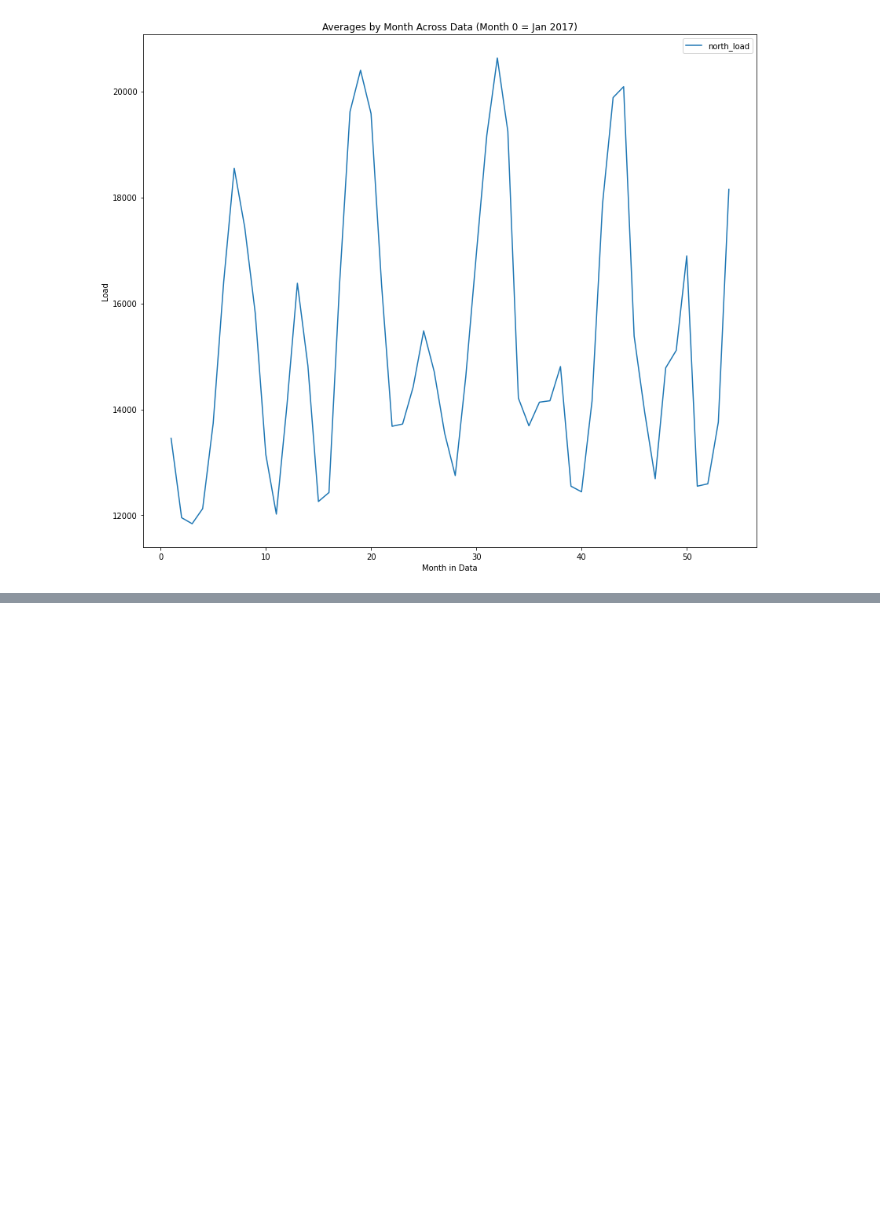
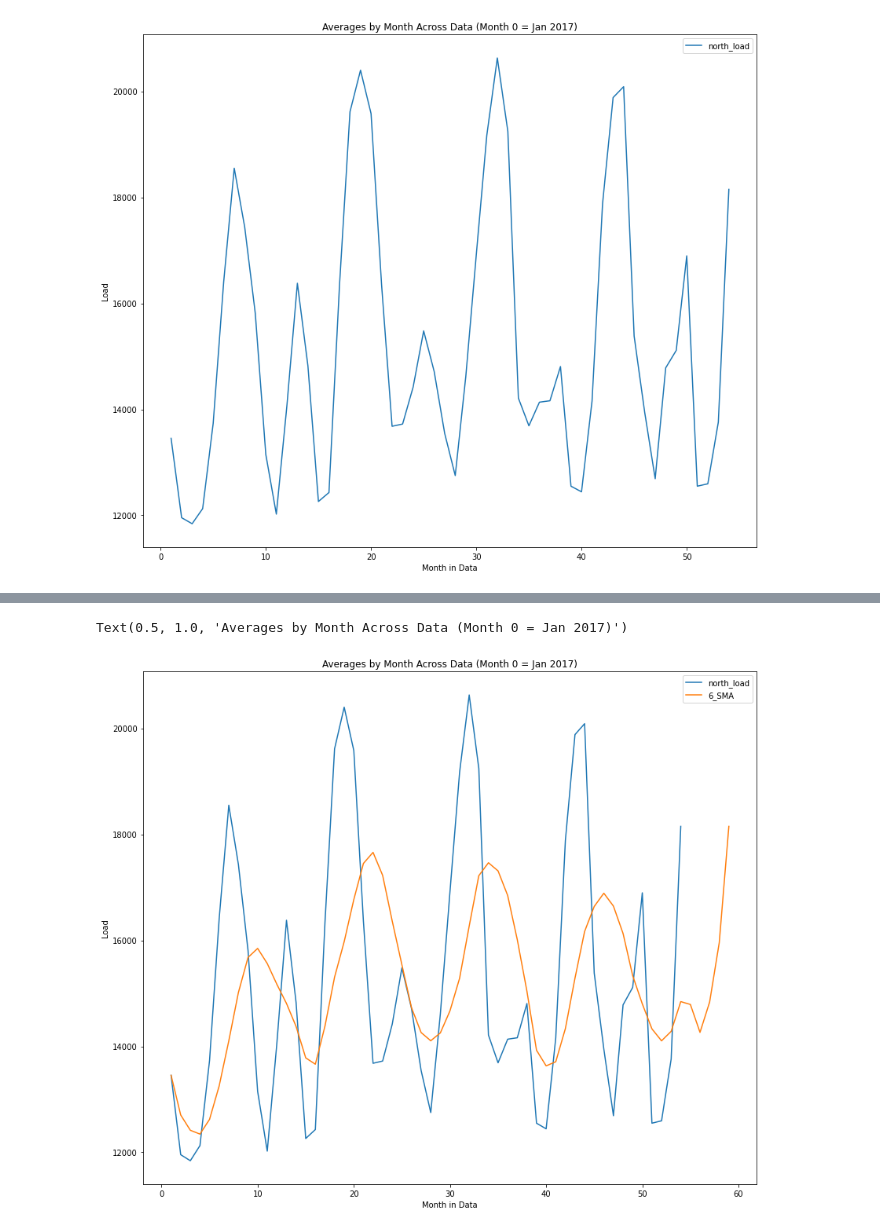
Before and after one commit to esherma/NT_Demand_Prediction, a Jupyter notebook: 01_Exploratory_Visualizations.ipynb, the cells around one changed output, grey strips where cells are left out. Cells and saved outputs as stored; diff of their text form; code cells hidden in the pictures; blank space fills up the shorter version.

```diff
--- a/Exploratory_Visualizations.ipynb
+++ b/01_Exploratory_Visualizations.ipynb
@@ -169,0 +197,12 @@ Text(0.5, 1.0, 'Averages by Month Across Data (Month 0 = Jan 2017)')
+# %%
+average_monthly_data['6_SMA'] = average_monthly_data['north_load'].rolling(window = 6, min_periods = 1).mean()
+# %%
+plt.figure(figsize=(14,12))
+ax = average_monthly_data.north_load.plot(legend=True)
+average_monthly_data['6_SMA'].plot(legend=True)
+ax.set_ylabel('Load')
+ax.set_xlabel('Month in Data')
+plt.title('Averages by Month Across Data (Month 0 = Jan 2017)')
+# %% [output]
+Text(0.5, 1.0, 'Averages by Month Across Data (Month 0 = Jan 2017)')
+[figure, added]
```
Also changed, not shown: parts of 7 cells of this notebook, 4 other files.
